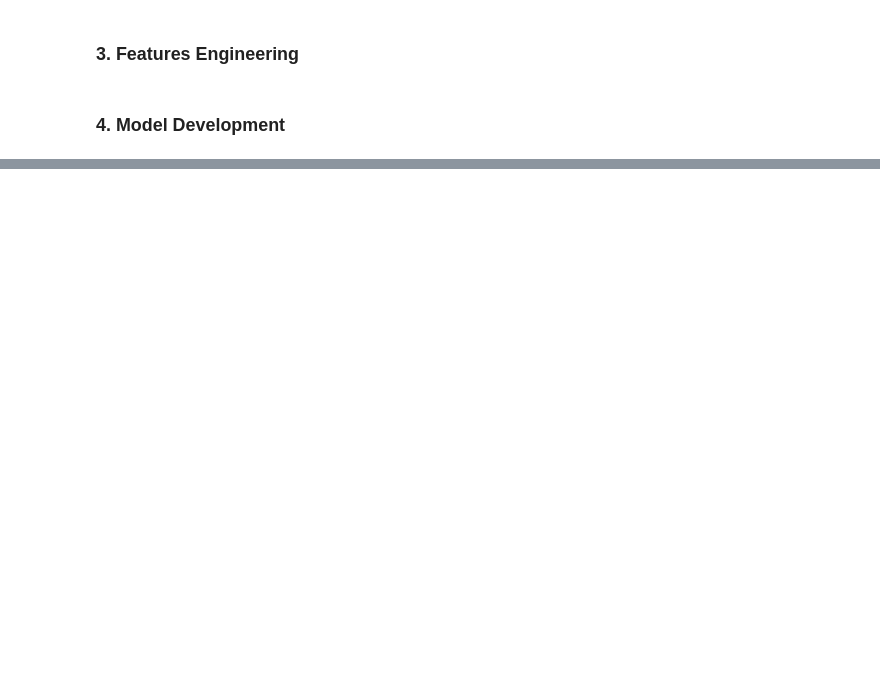
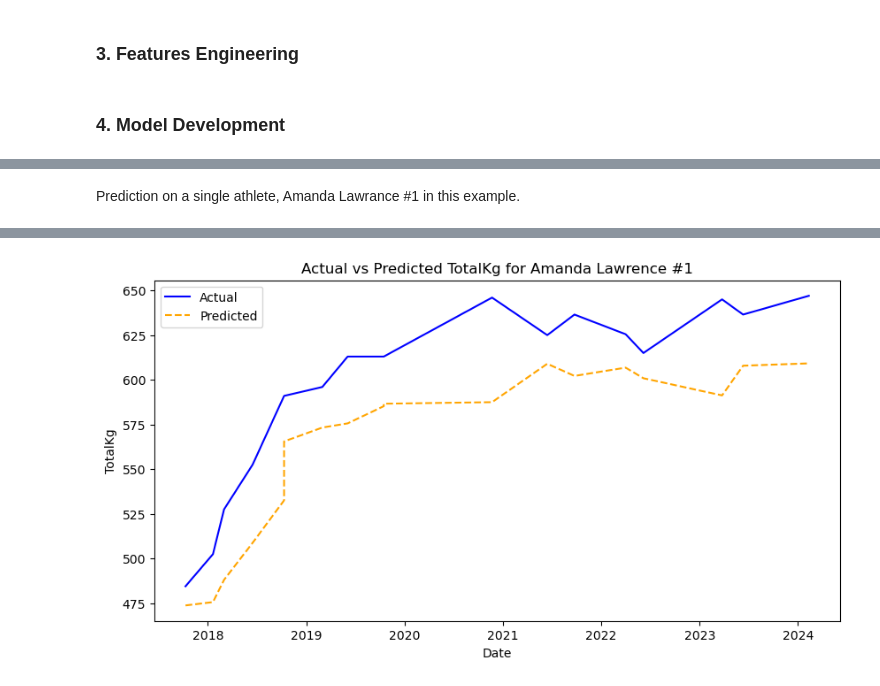
Before and after one commit to EzioA666/DS340, a Jupyter notebook: Project/Model.ipynb, the cells around one changed output, grey strips where cells are left out. Drawn from its saved outputs; the diff is of its cells as text; code cells hidden in the pictures; blank space fills up the shorter version.

Commit message:
project done

```diff
--- a/Project/Model.ipynb
+++ b/Project/Model.ipynb
@@ -210,0 +218,40 @@ plt.show()
+# %% [markdown]
+Prediction on a single athlete, Amanda Lawrance #1 in this example.
+# %%
+df = pd.read_csv('/Users/yunzheyu/Desktop/DS340/Project/DataSets/cleaned_amandalawrence1.csv')
+model = load_model('lstm_model_1.h5')
+scaler = joblib.load('my_scaler.gz')
+
+# Confirm that the athlete's name is consistent in the dataset
+athlete_name = 'Amanda Lawrence #1'
+athlete_df = df[df['Name'] == athlete_name].copy()
+# Make sure 'Date' is a datetime type and sort by it
+athlete_df['Date'] = pd.to_datetime(athlete_df['Date'])
+athlete_df.sort_values('Date', inplace=True)
+
+# Scale the 'TotalKg' feature using the loaded scaler
+athlete_df['Scaled_TotalKg'] = scaler.transform(athlete_df[['TotalKg']])
+
+# Prepare the sequences using the same function as for training
+sequence_length = 5
+X_athlete, _ = create_sequences(athlete_df['Scaled_TotalKg'], sequence_length)
+X_athlete = X_athlete.reshape((X_athlete.shape[0], sequence_length, 1))
+
+# Predict using the model and inverse transform the predictions
+predicted_scaled_TotalKg = model.predict(X_athlete)
+predicted_TotalKg = scaler.inverse_transform(predicted_scaled_TotalKg.flatten().reshape(-1, 1))
+
+# Add predictions back to the dataframe, considering the offset created by sequence_length
+athlete_df = athlete_df.iloc[sequence_length:]  # Offset to match predictions
+athlete_df['Predicted_TotalKg'] = predicted_TotalKg
+
+# Plot actual vs predicted 'TotalKg'
+plt.figure(figsize=(10, 5))
+plt.plot(athlete_df['Date'], athlete_df['TotalKg'], label='Actual', color='blue')
+plt.plot(athlete_df['Date'], athlete_df['Predicted_TotalKg'], label='Predicted', color='orange', linestyle='--')
+plt.title(f'Actual vs Predicted TotalKg for {athlete_name}')
+plt.xlabel('Date')
+plt.ylabel('TotalKg')
+plt.legend()
+plt.show()
+# %% [output]
@@ -210,0 +261 @@ plt.show()
+[figure, added]
```
Also changed, not shown: parts of 15 cells of this notebook, 47 other files.
